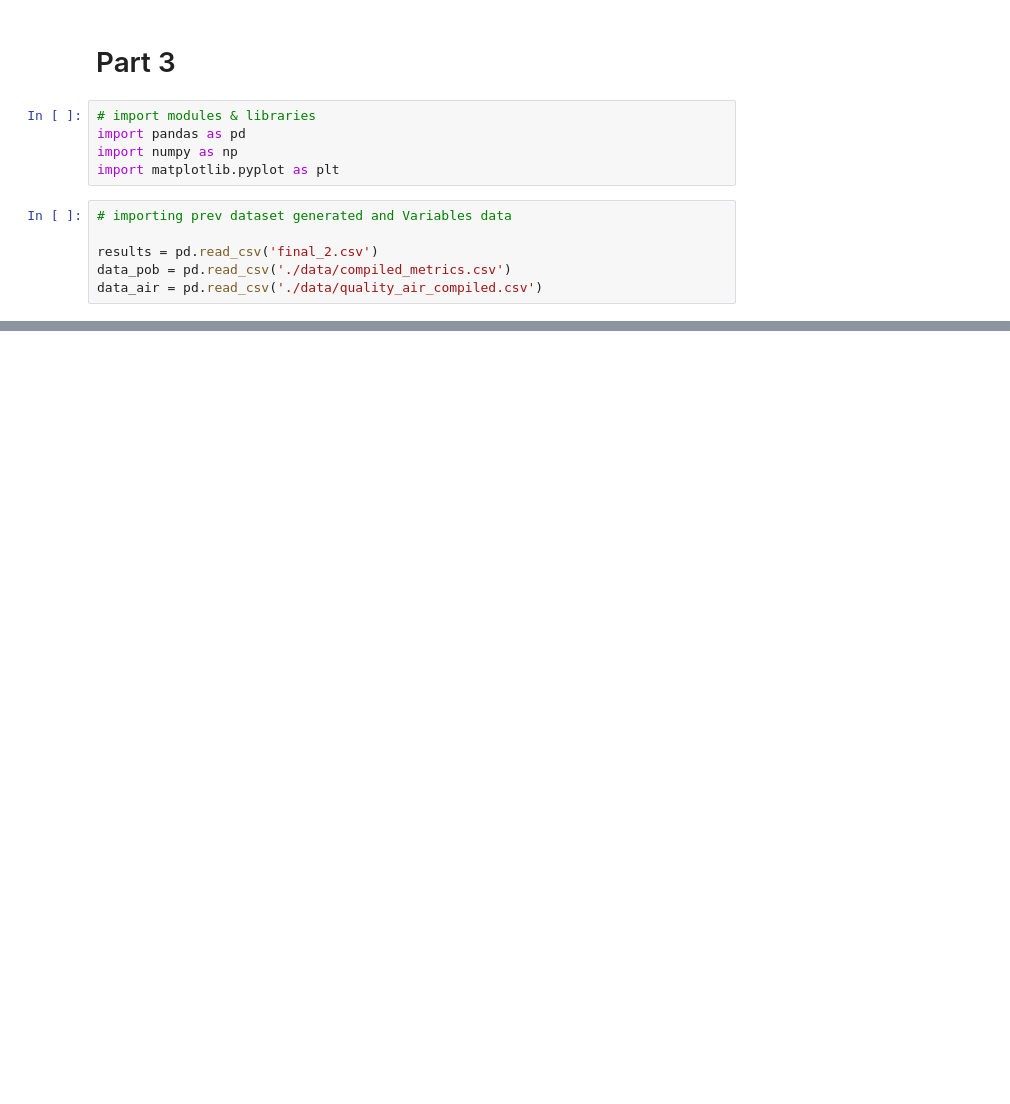
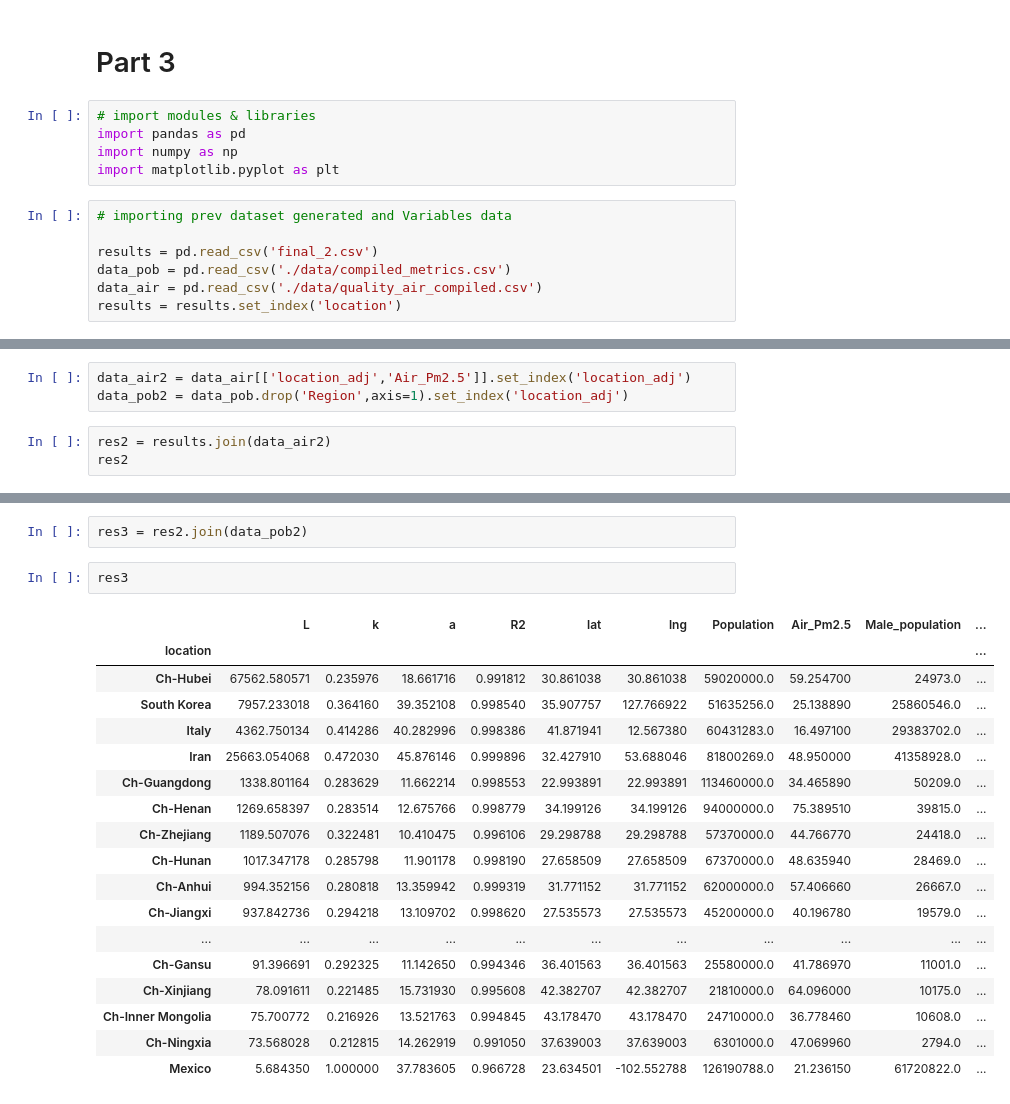
Before and after one commit to juliocrn94/CoronaVirus_ML, a Jupyter notebook: Part3.ipynb, the cells around one changed output, grey strips where cells are left out. Cells and saved outputs as stored; diff of their text form; blank space fills up the shorter version.

Commit message:
main data from vars added to main dataset

```diff
--- a/Part3.ipynb
+++ b/Part3.ipynb
@@ -11,3 +11,4 @@ import matplotlib.pyplot as plt
 results = pd.read_csv('final_2.csv')
 data_pob = pd.read_csv('./data/compiled_metrics.csv')
 data_air = pd.read_csv('./data/quality_air_compiled.csv')
+results = results.set_index('location')
@@ -39,0 +45,6 @@ results
+# %%
+data_air2 = data_air[['location_adj','Air_Pm2.5']].set_index('location_adj')
+data_pob2 = data_pob.drop('Region',axis=1).set_index('location_adj')
+# %%
+res2 = results.join(data_air2)
+res2
@@ -39,0 +70,23 @@ results
+# %%
+res3 = res2.join(data_pob2)
+# %%
+res3
+# %% [output]
+|  | L | k | a | R2 | lat | lng | Population | Air_Pm2.5 | Male_population | ... |
+| location |  |  |  |  |  |  |  |  |  | ... |
+| Ch-Hubei | 67562.580571 | 0.235976 | 18.661716 | 0.991812 | 30.861038 | 30.861038 | 59020000.0 | 59.254700 | 24973.0 | ... |
+| South Korea | 7957.233018 | 0.364160 | 39.352108 | 0.998540 | 35.907757 | 127.766922 | 51635256.0 | 25.138890 | 25860546.0 | ... |
+| Italy | 4362.750134 | 0.414286 | 40.282996 | 0.998386 | 41.871941 | 12.567380 | 60431283.0 | 16.497100 | 29383702.0 | ... |
+| Iran | 25663.054068 | 0.472030 | 45.876146 | 0.999896 | 32.427910 | 53.688046 | 81800269.0 | 48.950000 | 41358928.0 | ... |
+| Ch-Guangdong | 1338.801164 | 0.283629 | 11.662214 | 0.998553 | 22.993891 | 22.993891 | 113460000.0 | 34.465890 | 50209.0 | ... |
+| Ch-Henan | 1269.658397 | 0.283514 | 12.675766 | 0.998779 | 34.199126 | 34.199126 | 94000000.0 | 75.389510 | 39815.0 | ... |
+| Ch-Zhejiang | 1189.507076 | 0.322481 | 10.410475 | 0.996106 | 29.298788 | 29.298788 | 57370000.0 | 44.766770 | 24418.0 | ... |
+| Ch-Hunan | 1017.347178 | 0.285798 | 11.901178 | 0.998190 | 27.658509 | 27.658509 | 67370000.0 | 48.635940 | 28469.0 | ... |
+| Ch-Anhui | 994.352156 | 0.280818 | 13.359942 | 0.999319 | 31.771152 | 31.771152 | 62000000.0 | 57.406660 | 26667.0 | ... |
+| Ch-Jiangxi | 937.842736 | 0.294218 | 13.109702 | 0.998620 | 27.535573 | 27.535573 | 45200000.0 | 40.196780 | 19579.0 | ... |
+| ... | ... | ... | ... | ... | ... | ... | ... | ... | ... | ... |
+| Ch-Gansu | 91.396691 | 0.292325 | 11.142650 | 0.994346 | 36.401563 | 36.401563 | 25580000.0 | 41.786970 | 11001.0 | ... |
+| Ch-Xinjiang | 78.091611 | 0.221485 | 15.731930 | 0.995608 | 42.382707 | 42.382707 | 21810000.0 | 64.096000 | 10175.0 | ... |
+| Ch-Inner Mongolia | 75.700772 | 0.216926 | 13.521763 | 0.994845 | 43.178470 | 43.178470 | 24710000.0 | 36.778460 | 10608.0 | ... |
+| Ch-Ningxia | 73.568028 | 0.212815 | 14.262919 | 0.991050 | 37.639003 | 37.639003 | 6301000.0 | 47.069960 | 2794.0 | ... |
+| Mexico | 5.684350 | 1.000000 | 37.783605 | 0.966728 | 23.634501 | -102.552788 | 126190788.0 | 21.236150 | 61720822.0 | ... |
```
Also changed, not shown: parts of 5 cells of this notebook, 4 other files.
